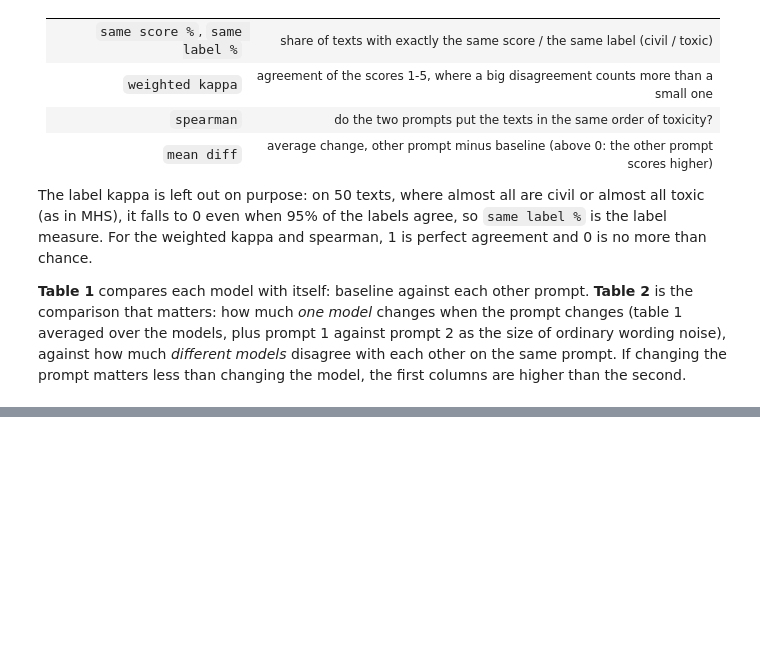
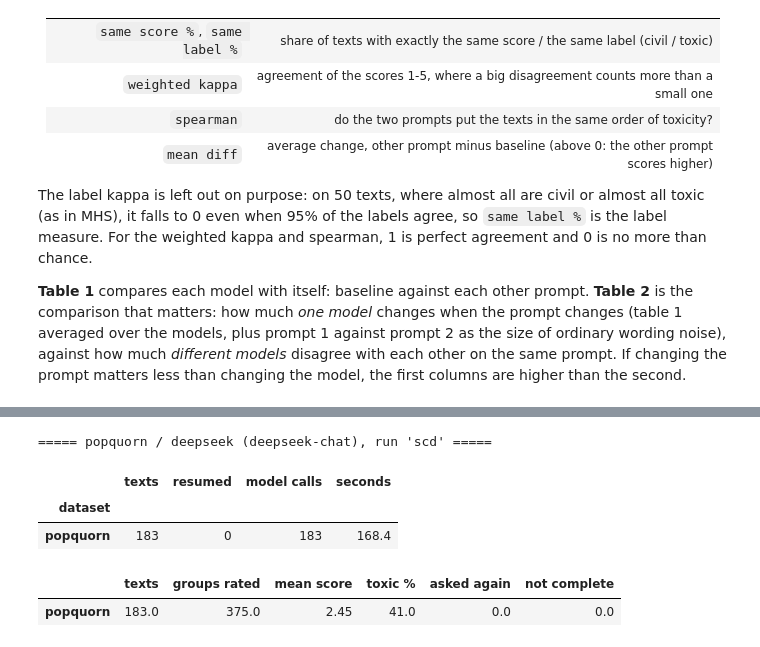
Before and after one commit to Swkratis210204/llm-dfu-bias-study, a Jupyter notebook: perspective_audit/notebooks/Datasets.ipynb, the cells around one changed output, grey strips where cells are left out. Drawn from its saved outputs; the diff is of its cells as text; code cells hidden in the pictures; blank space fills up the shorter version.

```diff
--- a/perspective_audit/notebooks/Datasets.ipynb
+++ b/perspective_audit/notebooks/Datasets.ipynb
@@ -1360,0 +836,11 @@ Table 2 (weighted kappa): one model with two prompts (mean over the models) agai
+# %%
+# popquorn: DeepSeek (deepseek-chat)
+run_personas("deepseek", "popquorn")
+look_personas("deepseek", "popquorn")
+# %% [output]
+===== popquorn / deepseek (deepseek-chat), run 'scd' =====
+|  | texts | resumed | model calls | seconds |
+| dataset |  |  |  |  |
+| popquorn | 183 | 0 | 183 | 168.4 |
+|  | texts | groups rated | mean score | toxic % | asked again | not complete |
+| popquorn | 183.0 | 375.0 | 2.45 | 41.0 | 0.0 | 0.0 |
```
Also changed, not shown: parts of 93 cells of this notebook, 38 other files.
